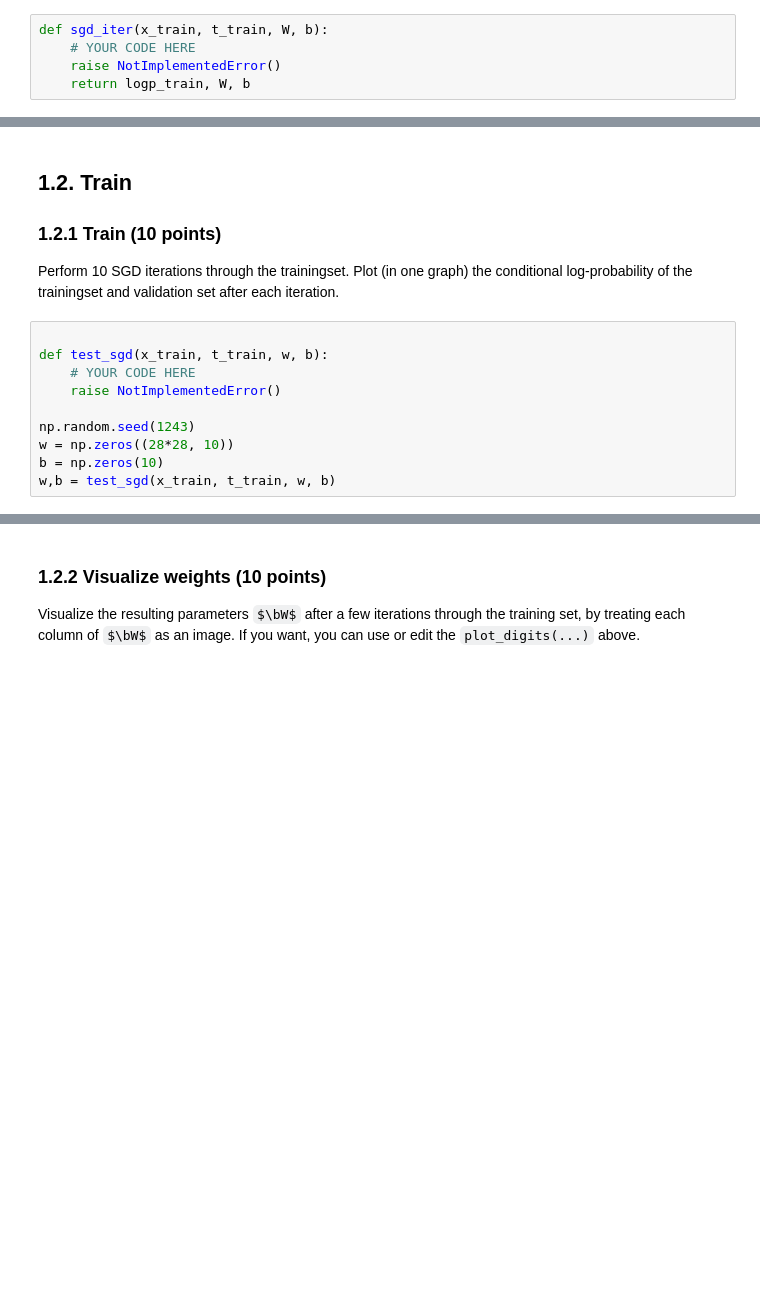
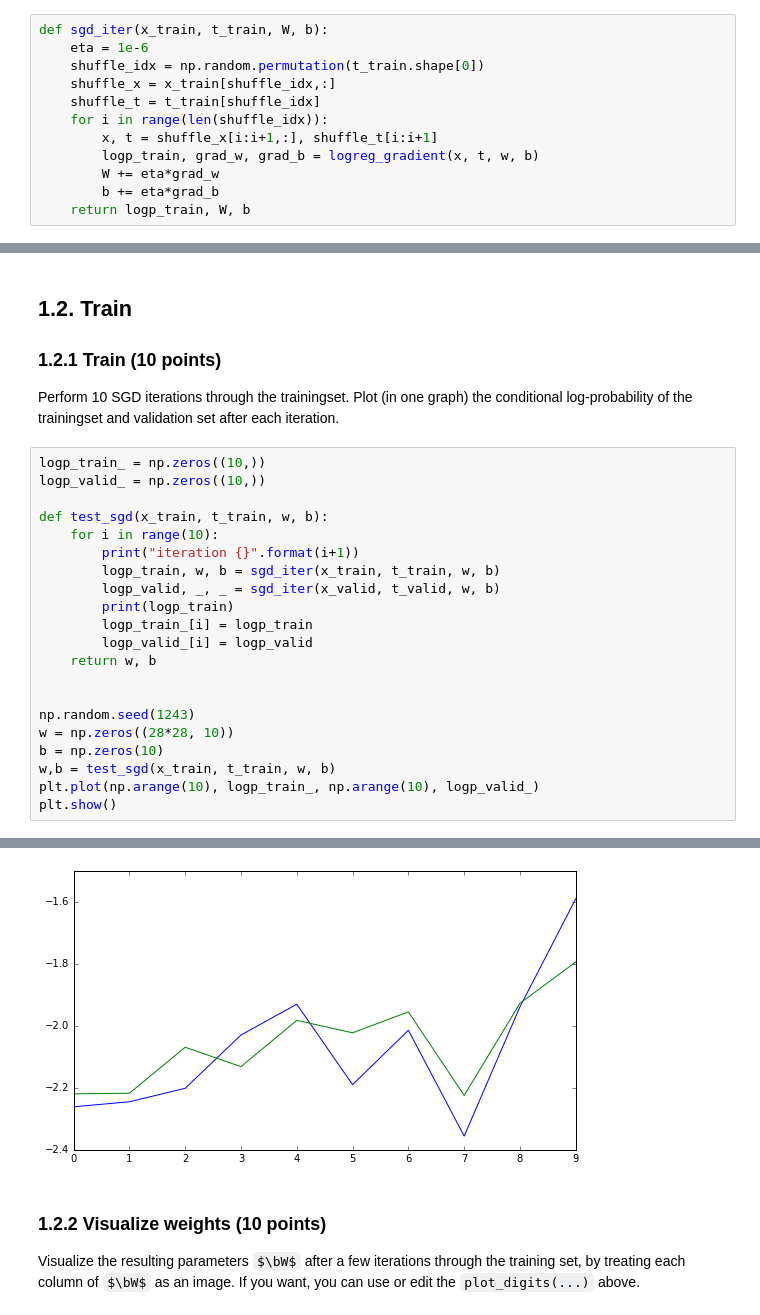
Before and after one commit to Kaleidophon/-friendly-octo-palm-tree, a Jupyter notebook: lab2.ipynb, the cells around one changed output, grey strips where cells are left out. Drawn from its saved outputs; the diff is of its cells as text; some formulas as TeX source; blank space fills up the shorter version.

```diff
--- a/lab2.ipynb
+++ b/lab2.ipynb
@@ -306,11 +306,18 @@ Finite difference error grad_b: 5.23511748726e-08
 ### 1.1.3 Stochastic gradient descent (10 points)
 
 Write a function `sgd_iter(x_train, t_train, w, b)` that performs one iteration of stochastic gradient descent (SGD), and returns the new weights. It should go through the trainingset once in randomized order, call `logreg_gradient(x, t, w, b)` for each datapoint to get the gradients, and update the parameters **using a small learning rate of `1E-6`**. Note that in this case we're maximizing the likelihood function, so we should actually performing gradient ___ascent___... For more information about SGD, see Bishop 5.2.4 or an online source (i.e. https://en.wikipedia.org/wiki/Stochastic_gradient_descent)
-# %%
-def sgd_iter(x_train, t_train, W, b):
-    # YOUR CODE HERE
-    raise NotImplementedError()
-    return logp_train, W, b
+# %%
+def sgd_iter(x_train, t_train, W, b):
+    eta = 1e-6
+    shuffle_idx = np.random.permutation(t_train.shape[0])
+    shuffle_x = x_train[shuffle_idx,:]
+    shuffle_t = t_train[shuffle_idx]
+    for i in range(len(shuffle_idx)):
+        x, t = shuffle_x[i:i+1,:], shuffle_t[i:i+1]
+        logp_train, grad_w, grad_b = logreg_gradient(x, t, w, b)
+        W += eta*grad_w
+        b += eta*grad_b
+    return logp_train, W, b
 # %%
 # Sanity check:
 np.random.seed(1243)
@@ -324,12 +331,24 @@ logp_train, W, b = sgd_iter(x_train[:5], t_train[:5], w, b)
 ### 1.2.1 Train (10 points)
 Perform 10 SGD iterations through the trainingset. Plot (in one graph) the conditional log-probability of the trainingset and validation set after each iteration.
 # %%
+logp_train_ = np.zeros((10,))
+logp_valid_ = np.zeros((10,))
 
 def test_sgd(x_train, t_train, w, b):
-    # YOUR CODE HERE
-    raise NotImplementedError()
+    for i in range(10):
+        print("iteration {}".format(i+1))
+        logp_train, w, b = sgd_iter(x_train, t_train, w, b)
+        logp_valid, _, _ = sgd_iter(x_valid, t_valid, w, b)
+        print(logp_train)
+        logp_train_[i] = logp_train
+        logp_valid_[i] = logp_valid
+    return w, b
+
 
 np.random.seed(1243)
 w = np.zeros((28*28, 10))
 b = np.zeros(10)
 w,b = test_sgd(x_train, t_train, w, b)
+plt.plot(np.arange(10), logp_train_, np.arange(10), logp_valid_)
+plt.show()
+# %% [output]
@@ -336,3 +375,4 @@ w,b = test_sgd(x_train, t_train, w, b)
+[figure, added]
 # %% [markdown]
 ### 1.2.2 Visualize weights (10 points)
 Visualize the resulting parameters $\bW$ after a few iterations through the training set, by treating each column of $\bW$ as an image. If you want, you can use or edit the `plot_digits(...)` above.
```
Also changed, not shown: parts of 8 cells of this notebook.
